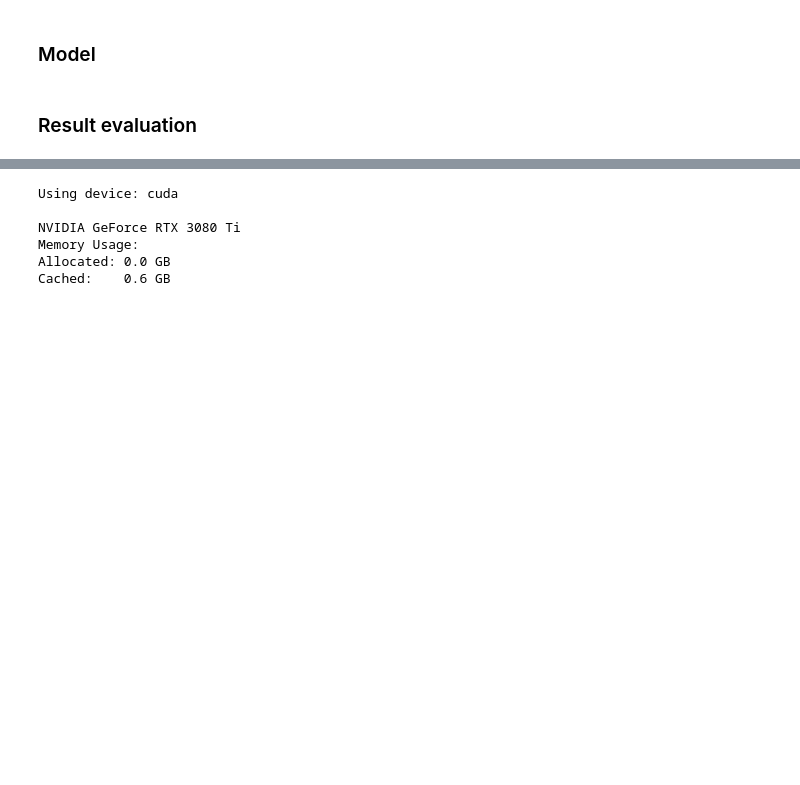
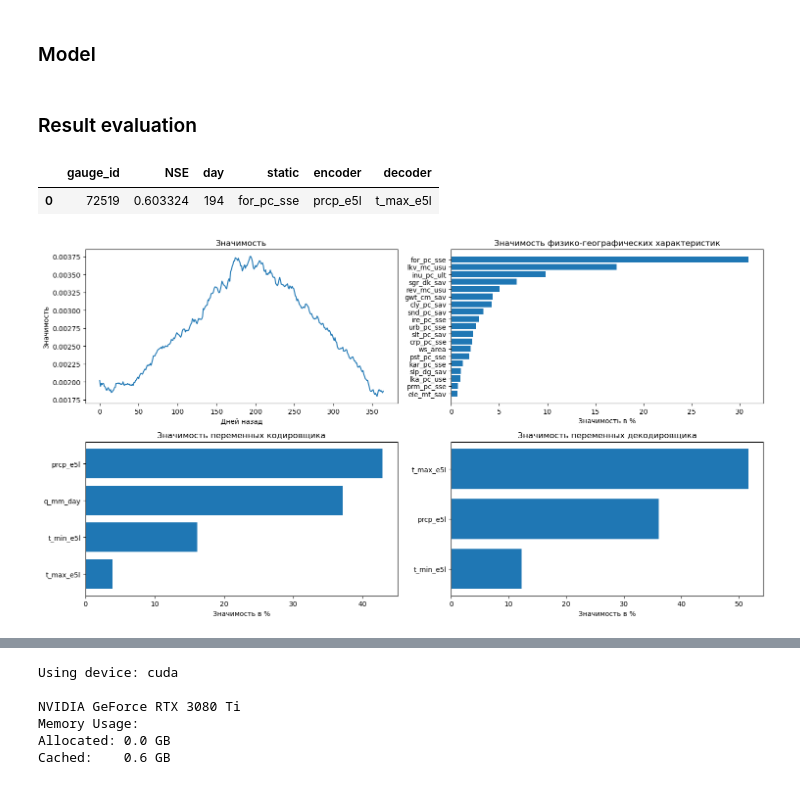
Before and after one commit to dmbrmv/my_dissertation, a Jupyter notebook: forecast/model_launch.ipynb, the cells around one changed output, grey strips where cells are left out. Drawn from its saved outputs; the diff is of its cells as text; code cells hidden in the pictures; blank space fills up the shorter version.

Commit message:
Final images

```diff
--- a/forecast/model_launch.ipynb
+++ b/forecast/model_launch.ipynb
@@ -126,0 +208,62 @@ def nse(pred, target):
+# %%
+fig, axs = plt.subplots(2, 2)
+axs[0, 0].plot(x, y)
+axs[0, 0].set_title('Axis [0, 0]')
+axs[0, 1].plot(x, y, 'tab:orange')
+axs[0, 1].set_title('Axis [0, 1]')
+axs[1, 0].plot(x, -y, 'tab:green')
+axs[1, 0].set_title('Axis [1, 0]')
+axs[1, 1].plot(x, -y, 'tab:red')
+axs[1, 1].set_title('Axis [1, 1]')
+
+for ax in axs.flat:
+    ax.set(xlabel='x-label', ylabel='y-label')
+
+# Hide x labels and tick labels for top plots and y ticks for right plots.
+for ax in axs.flat:
+    ax.label_outer()
+# %% [output]
+|  | gauge_id | NSE | day | static | encoder | decoder |
+| 0 | 72519 | 0.603324 | 194 | for_pc_sse | prcp_e5l | t_max_e5l |
+# %%
+# variable selection
+def make_selection_plot(title, values, labels, ax):
+    order = np.argsort(values)
+    values = values / values.sum(-1).unsqueeze(-1)
+    ax.barh(np.arange(len(values)), values[order] * 100, tick_label=np.asarray(labels)[order])
+    ax.set_title(title)
+    ax.set_xlabel("Значимость в %")
+    plt.tight_layout()
+    return fig
+# %%
+fig, axs = plt.subplots(figsize=(15, 8),
+                        ncols=2,
+                        nrows=2)
+# attention
+attention = interpretation["attention"].detach().cpu()
+attention = attention / attention.sum(-1).unsqueeze(-1)
+axs[0, 0].plot(
+    np.arange(0, 365), attention
+)
+axs[0, 0].set_xlabel("Дней назад")
+axs[0, 0].set_ylabel("Значимость")
+axs[0, 0].set_title("Значимость")
+
+
+make_selection_plot(
+    "Значимость физико-географических характеристик", interpretation["static_variables"].detach().cpu(), static_parameters,
+    ax=axs[0, 1]);
+make_selection_plot(
+    "Значимость переменных кодировщика",
+    interpretation["encoder_variables"].detach().cpu(),
+    [*meteo_input, hydro_target],
+    ax=axs[1, 0])
+make_selection_plot(
+    "Значимость переменных декодировщика",
+    interpretation["decoder_variables"].detach().cpu(),
+    meteo_input,
+    ax=axs[1, 1]);
+fig.savefig('../conclusions/images/interp_model.png',
+            dpi=650, bbox_inches='tight')
+# %% [output]
+[figure, added]
```
Also changed, not shown: parts of 20 cells of this notebook, 34 other files.
